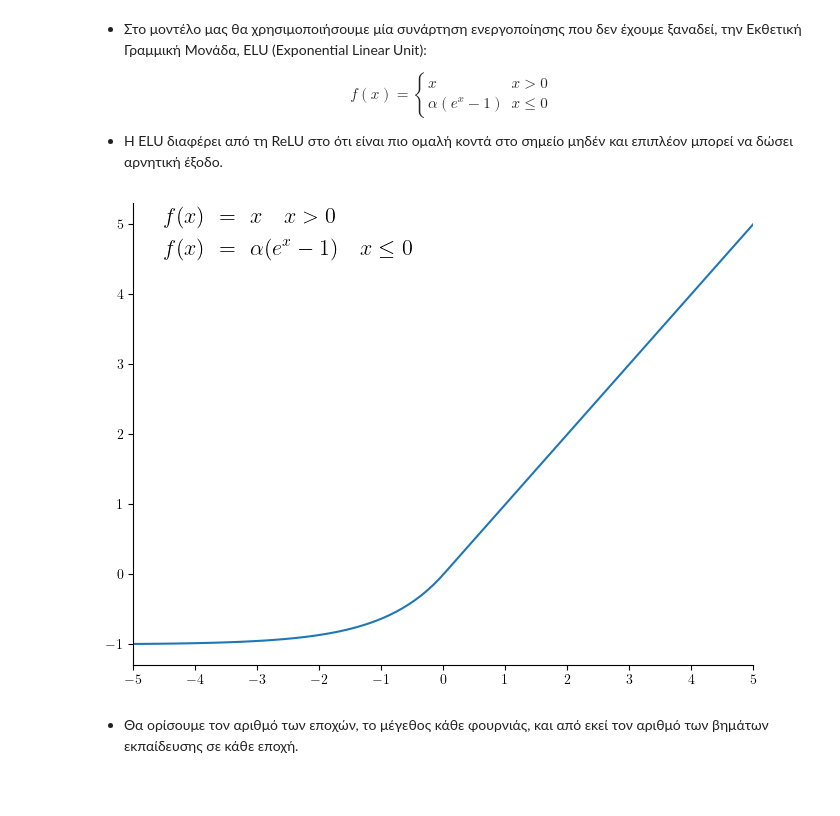
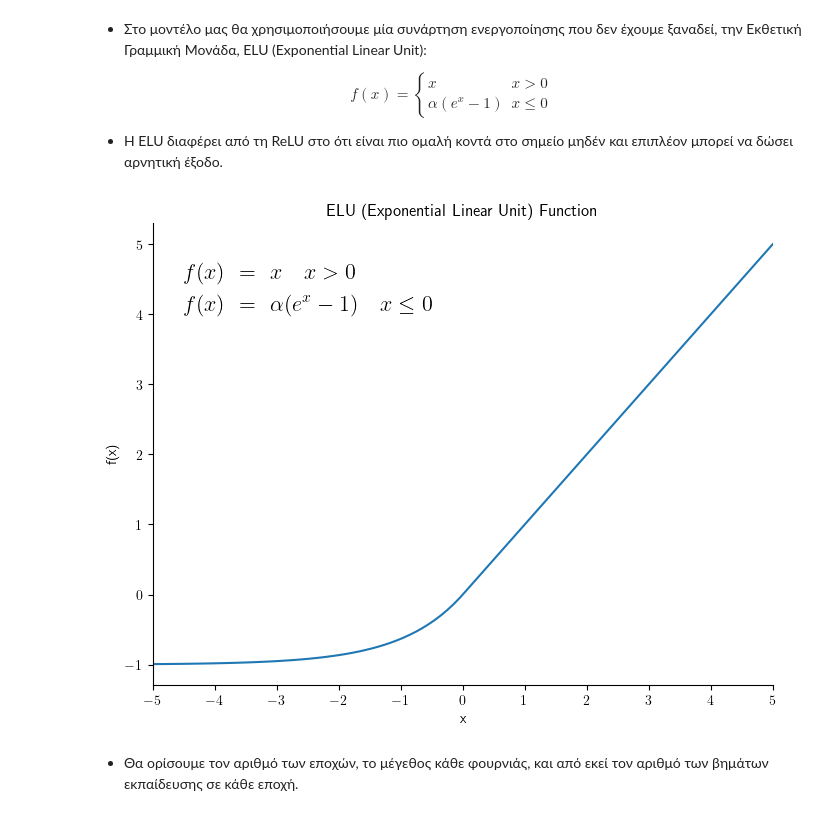
Before and after one commit to chrtsolkas/HY5_1_Data_Science_ML_Python, a Jupyter notebook: week6/6.1/06_dropout_regularization.ipynb, the cells around one changed output. Cells and saved outputs as stored; diff of their text form; code cells hidden in the pictures; blank space fills up the shorter version.

```diff
--- a/week6/6.1/06_dropout_regularization.ipynb
+++ b/week6/6.1/06_dropout_regularization.ipynb
@@ -69,29 +69,50 @@ $$
 
 * Η ELU διαφέρει από τη ReLU στο ότι είναι πιο ομαλή κοντά στο σημείο μηδέν και επιπλέον μπορεί να δώσει αρνητική έξοδο.
 # %%
-plt.rcParams["text.usetex"] = True
+# Try to use LaTeX if available, fallback to matplotlib's math renderer
+try:
+    plt.rcParams["text.usetex"] = True
+    # Original LaTeX code
+    elu_label = (
+        r"\begin{eqnarray*}"
+        r"f(x) &=& x \quad x > 0 \\"
+        r"f(x) &=& \alpha (e^{x} - 1)\quad  x \le 0"
+        r"\end{eqnarray*}"
+    )
 
-elu_label = (
-    r"\begin{eqnarray*}"
-    r"f(x) &=& x \quad x > 0 \\"
-    r"f(x) &=& \alpha (e^{x} - 1)\quad  x \le 0"
-    r"\end{eqnarray*}"
-)
+
+except Exception as e:
+    print(f"LaTeX not available ({e}), falling back to matplotlib math renderer")
+    plt.rcParams["text.usetex"] = False
+    # Fallback to matplotlib's math text
+    elu_label = (
+        r"$f(x) = x \quad \quad x > 0$" + "\n" +
+        r"$f(x) = \alpha (e^{x} - 1) \quad \quad x \leq 0$"
+    )
+
 fig = plt.figure(figsize=(8, 6))
 ax = plt.axes()
 ax.spines['right'].set_visible(False)
 ax.spines['top'].set_visible(False)
 plt.xlim((-5, 5))
 plt.xticks(np.arange(-5, 6, 1))
+
 x = np.linspace(-5, 5, 100)
 y = np.zeros_like(x)
 y = x.copy()
 alpha = 1
 y[0:50] = alpha * (np.exp(x[0:50]) - 1)
-ax.text(-4.5, 5, elu_label, color="k", fontsize=16)
+
+ax.text(-4.5, 4.5, elu_label, color="k", fontsize=16)
 _ = plt.plot(x, y)
+
+plt.title("ELU (Exponential Linear Unit) Function")
+plt.xlabel("x")
+plt.ylabel("f(x)")
+plt.grid(False)
+plt.show()
 # %% [output]
-[figure, old version]
+[figure, new version]
 # %% [markdown]
 * Θα ορίσουμε τον αριθμό των εποχών, το μέγεθος κάθε φουρνιάς, και από εκεί τον αριθμό των βημάτων εκπαίδευσης σε κάθε εποχή.
 # %%
```
Also changed, not shown: parts of 10 cells of this notebook.
